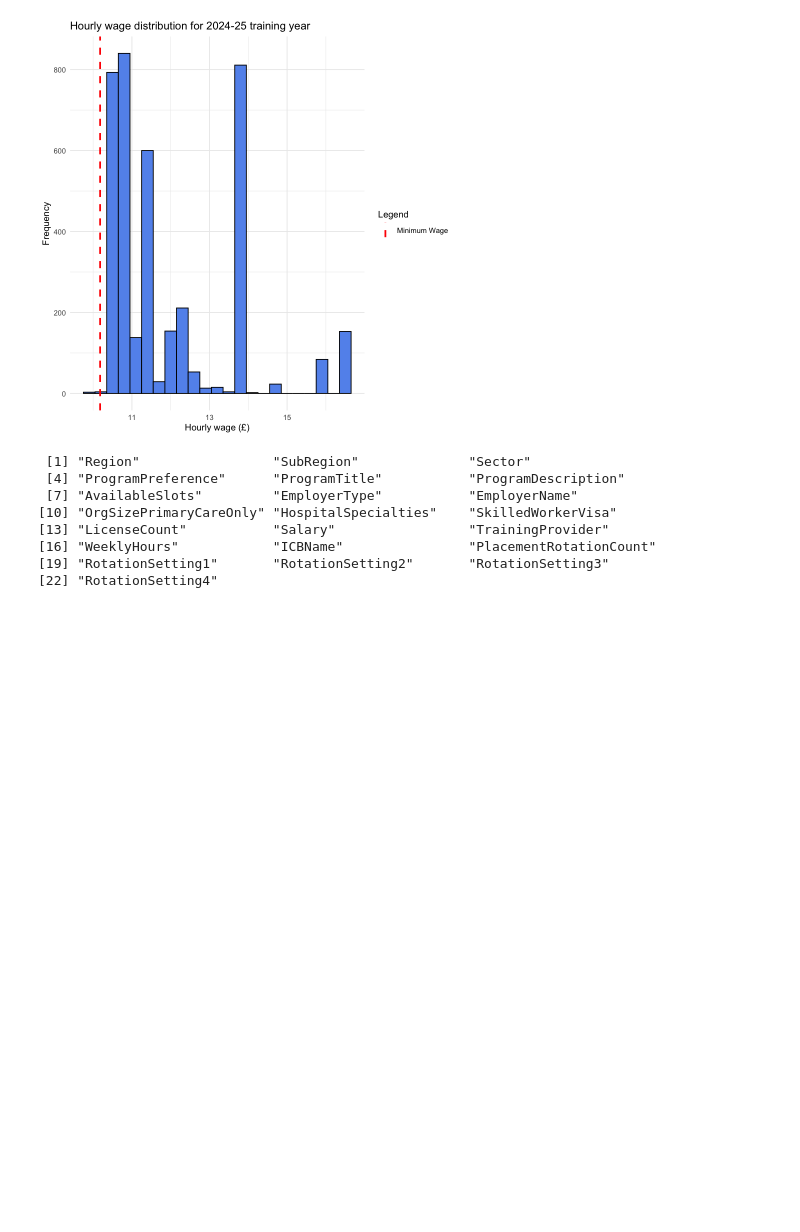
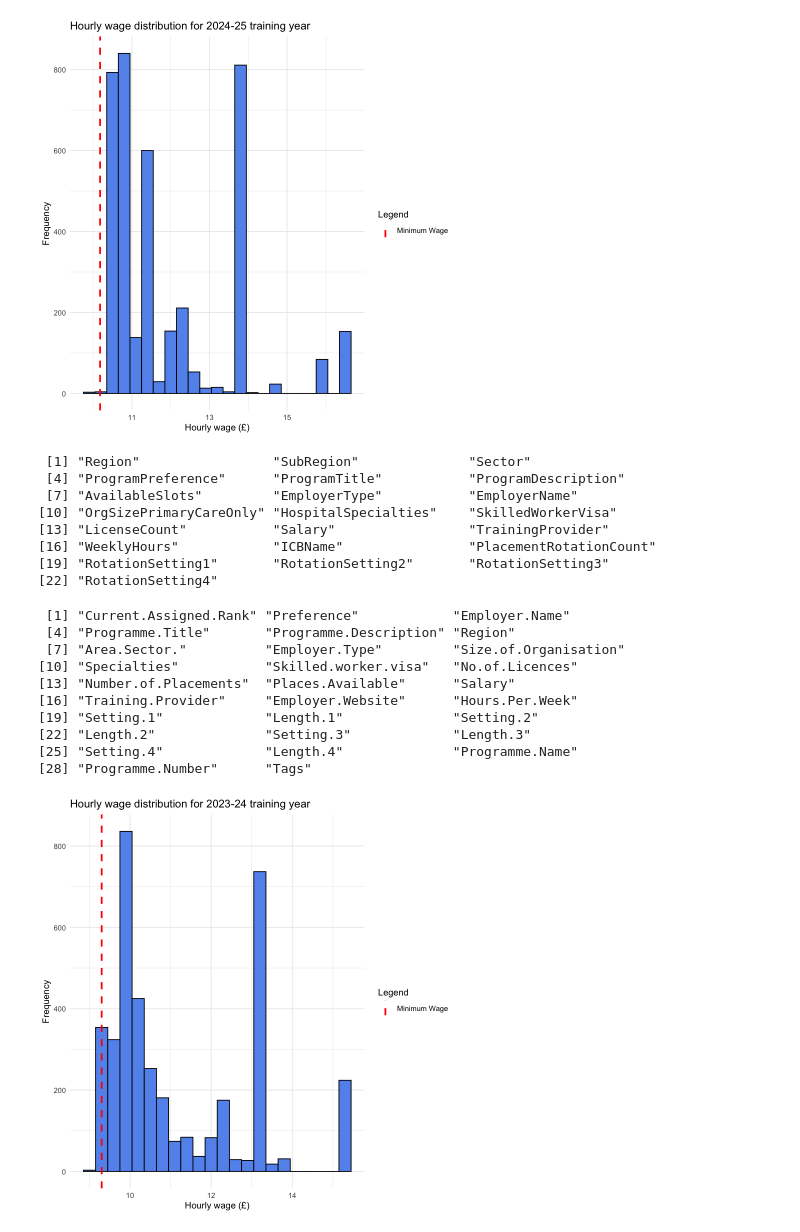
Before and after one commit to kwjo/TP-pay, a Jupyter notebook: oriel-eda.ipynb, the cells around one changed output. Saved outputs shown, nothing was run; the diff lists cells and outputs as text; code cells hidden in the pictures; blank space fills up the shorter version.

```diff
--- a/oriel-eda.ipynb
+++ b/oriel-eda.ipynb
@@ -476,3 +476,29 @@ colnames(OD2526_modified)
 [16] "WeeklyHours"            "ICBName"                "PlacementRotationCount"
 [19] "RotationSetting1"       "RotationSetting2"       "RotationSetting3"
 [22] "RotationSetting4"
+# %%
+colnames(OD2324)
+OD2324_modified <- OD2324 %>%
+    uncount(Places.Available) %>%
+    mutate(hourly_wage = round(Salary/52/Hours.Per.Week,digits = 2))
+
+OD2324_hourly_distribution <- ggplot(data = OD2324_modified, aes(x = hourly_wage)) +
+  geom_histogram(binwidth = 0.3, fill = 'cornflowerblue', colour = 'black') +
+  labs(title = "Hourly wage distribution for 2023-24 training year", x = "Hourly wage (£)", y = "Frequency") +
+  geom_vline(aes(xintercept = 9.3, color = "Minimum Wage"),
+             linetype = "dashed", lwd = 1) +
+  scale_color_manual(name = "Legend", values = c("Minimum Wage" = "red")) +
+  theme_minimal()
+OD2324_hourly_distribution
+# %% [output]
+ [1] "Current.Assigned.Rank" "Preference"            "Employer.Name"
+ [4] "Programme.Title"       "Programme.Description" "Region"
+ [7] "Area.Sector."          "Employer.Type"         "Size.of.Organisation"
+[10] "Specialties"           "Skilled.worker.visa"   "No.of.Licences"
+[13] "Number.of.Placements"  "Places.Available"      "Salary"
+[16] "Training.Provider"     "Employer.Website"      "Hours.Per.Week"
+[19] "Setting.1"             "Length.1"              "Setting.2"
+[22] "Length.2"              "Setting.3"             "Length.3"
+[25] "Setting.4"             "Length.4"              "Programme.Name"
+[28] "Programme.Number"      "Tags"
+[figure, added]
```
Also changed, not shown: parts of 1 cell of this notebook.
